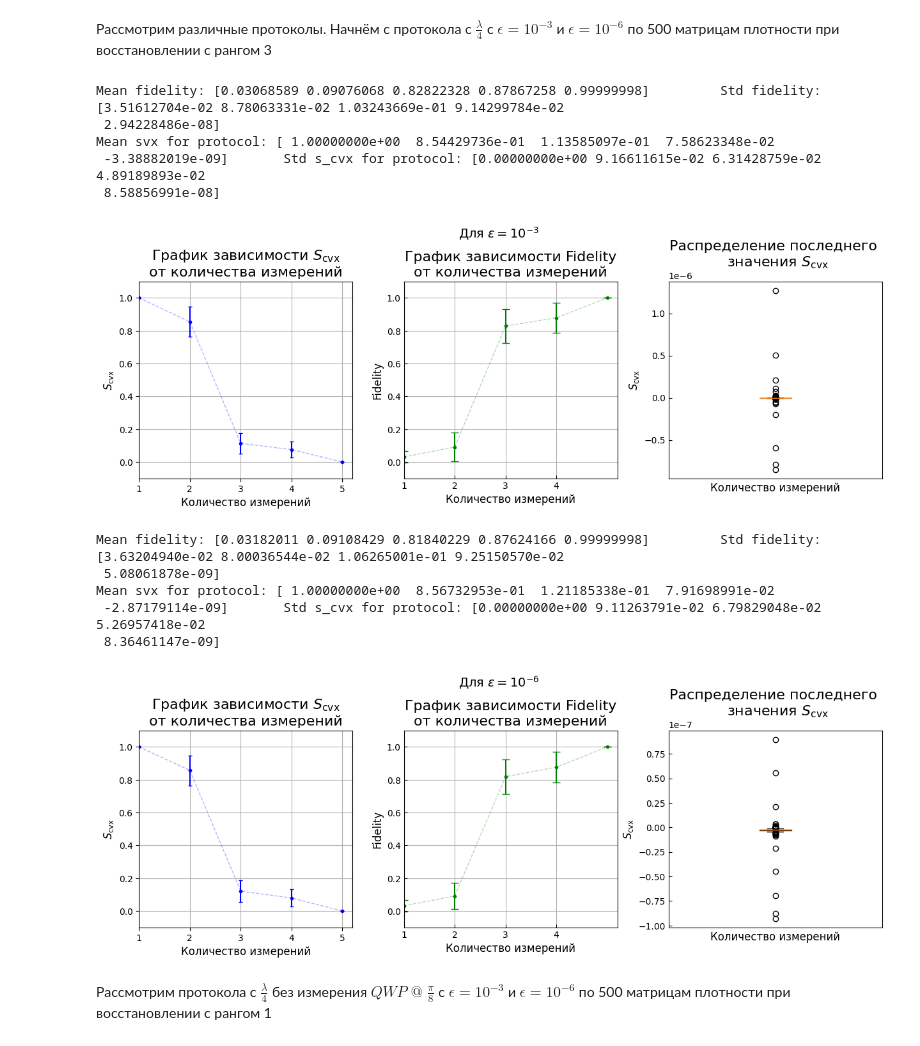
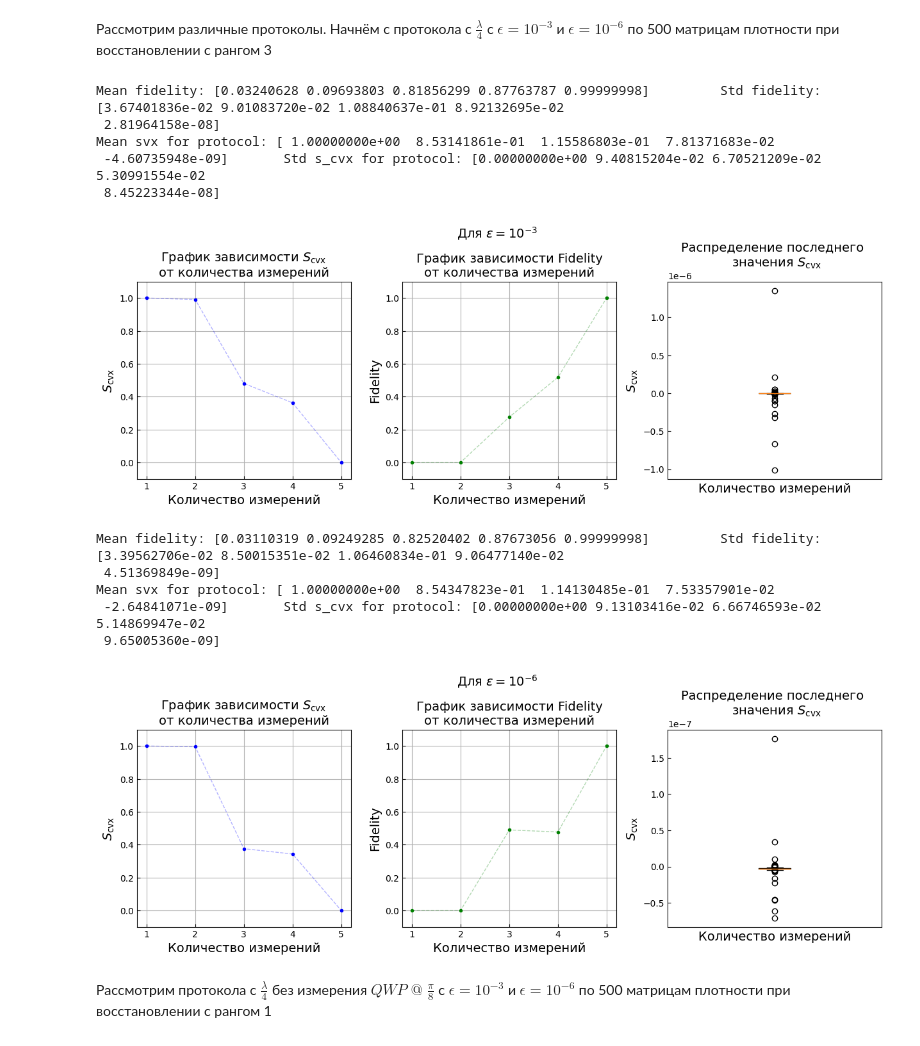
Before and after one commit to Denis-chupa/Quantum_tools, a Jupyter notebook: Tomography/src/research_data/different_protocol.ipynb, the cells around one changed output. Drawn from its saved outputs; the diff is of its cells as text; code cells hidden in the pictures.

```diff
--- a/Tomography/src/research_data/different_protocol.ipynb
+++ b/Tomography/src/research_data/different_protocol.ipynb
@@ -56,18 +56,20 @@ std = np.std(np.array(svx_list),axis = 0)
 fidelity_mean = np.mean((fidelity_list), axis = 0)
 fidelity_std = np.std(np.array(fidelity_list),axis = 0)
 
+s_cvx_max = np.max(np.array(svx_list),axis = 0)
+fidelity_min = np.min((fidelity_list), axis = 0)
 
 print("Mean fidelity:", fidelity_mean , "\tStd fidelity:", fidelity_std)
 print("Mean svx for protocol:", y,"\tStd s_cvx for protocol:", std)
 title = r"Для $\epsilon = 10^{-3}$" + "\n"
-pl_fid_s_cvx_distr(x, y, std, fidelity_mean, fidelity_std, np.array(svx_list)[:, -1], title)
+pl_fid_s_cvx_distr(x, s_cvx_max, fidelity_min, np.array(svx_list)[:, -1], title)
 # %% [output]
-Mean fidelity: [0.03068589 0.09076068 0.82822328 0.87867258 0.99999998]         Std fidelity: [3.51612704e-02 8.78063331e-02 1.03243669e-01 9.14299784e-02
- 2.94228486e-08]
-Mean svx for protocol: [ 1.00000000e+00  8.54429736e-01  1.13585097e-01  7.58623348e-02
- -3.38882019e-09]       Std s_cvx for protocol: [0.00000000e+00 9.16611615e-02 6.31428759e-02 4.89189893e-02
- 8.58856991e-08]
+Mean fidelity: [0.03240628 0.09693803 0.81856299 0.87763787 0.99999998]         Std fidelity: [3.67401836e-02 9.01083720e-02 1.08840637e-01 8.92132695e-02
+ 2.81964158e-08]
+Mean svx for protocol: [ 1.00000000e+00  8.53141861e-01  1.15586803e-01  7.81371683e-02
+ -4.60735948e-09]       Std s_cvx for protocol: [0.00000000e+00 9.40815204e-02 6.70521209e-02 5.30991554e-02
+ 8.45223344e-08]
-[figure, old version]
+[figure, new version]
 # %%
 from Qutrit import*
 from Adaptive_compresive_cending_qutrit import*
@@ -89,40 +91,42 @@ x = np.array([1, 2, 3, 4 ,5])
 svx_list = []
 fidelity_list = []
 N = 500
 
 for i in tqdm(range(N)):
     svx_list_one_measurement, fidelity_list_one_measurement, fidelity_x_min, fidelity_x_max,\
     x_min_list, x_max_list, state_ml = tomography_1.main(rank_psevdoin=rank, epsilon_ml=10*-11, epsilon_act=10**-6,\
                                                          max_iters_in_semidefinite_program=10**8)
     for ind_min in range(len(x_min_list)):
         x_min_list[ind_min] = np.array([[complex(item) for item in row] for row in x_min_list[ind_min]])
     for ind_max in range(len(x_max_list)):
         x_max_list[ind_max] = np.array([[complex(item) for item in row] for row in x_max_list[ind_max]])
 
     fidelity_list_xmax_xmin = [tomography_1.Fidelity(x_min_list[0], x_max_list[0]), tomography_1.Fidelity(x_min_list[1], x_max_list[1]),\
                                tomography_1.Fidelity(x_min_list[2], x_max_list[2]), tomography_1.Fidelity(x_min_list[3], x_max_list[3]),\
                                tomography_1.Fidelity(x_min_list[4], x_max_list[4])]
     if svx_list_one_measurement is not np.inf :
         svx_list.append(svx_list_one_measurement)
         fidelity_list.append(np.abs(fidelity_list_xmax_xmin))
 
 y = np.mean(np.array(svx_list),axis = 0)
 std = np.std(np.array(svx_list),axis = 0)
 fidelity_mean = np.mean((fidelity_list), axis = 0)
 fidelity_std = np.std(np.array(fidelity_list),axis = 0)
 
+s_cvx_max = np.max(np.array(svx_list),axis = 0)
+fidelity_min = np.min((fidelity_list), axis = 0)
 
 print("Mean fidelity:", fidelity_mean , "\tStd fidelity:", fidelity_std)
 print("Mean svx for protocol:", y,"\tStd s_cvx for protocol:", std)
 title = r"Для $\epsilon = 10^{-6}$" + "\n"
-pl_fid_s_cvx_distr(x, y, std, fidelity_mean, fidelity_std, np.array(svx_list)[:, -1], title)
+pl_fid_s_cvx_distr(x, s_cvx_max, fidelity_min, np.array(svx_list)[:, -1], title)
 # %% [output]
-Mean fidelity: [0.03182011 0.09108429 0.81840229 0.87624166 0.99999998]         Std fidelity: [3.63204940e-02 8.00036544e-02 1.06265001e-01 9.25150570e-02
- 5.08061878e-09]
-Mean svx for protocol: [ 1.00000000e+00  8.56732953e-01  1.21185338e-01  7.91698991e-02
- -2.87179114e-09]       Std s_cvx for protocol: [0.00000000e+00 9.11263791e-02 6.79829048e-02 5.26957418e-02
- 8.36461147e-09]
+Mean fidelity: [0.03110319 0.09249285 0.82520402 0.87673056 0.99999998]         Std fidelity: [3.39562706e-02 8.50015351e-02 1.06460834e-01 9.06477140e-02
+ 4.51369849e-09]
+Mean svx for protocol: [ 1.00000000e+00  8.54347823e-01  1.14130485e-01  7.53357901e-02
+ -2.64841071e-09]       Std s_cvx for protocol: [0.00000000e+00 9.13103416e-02 6.66746593e-02 5.14869947e-02
+ 9.65005360e-09]
-[figure, old version]
+[figure, new version]
 # %% [markdown]
 Рассмотрим протокола с $\frac{\lambda}{4}$ без измерения $QWP \; @ \; \frac{\pi}{8}$ с $\epsilon = 10^{-3}$ и $\epsilon = 10^{-6}$  по 500 матрицам плотности при восстановлении с рангом 1
 # %%
```
Also changed, not shown: parts of 9 cells of this notebook, 3 other files.
